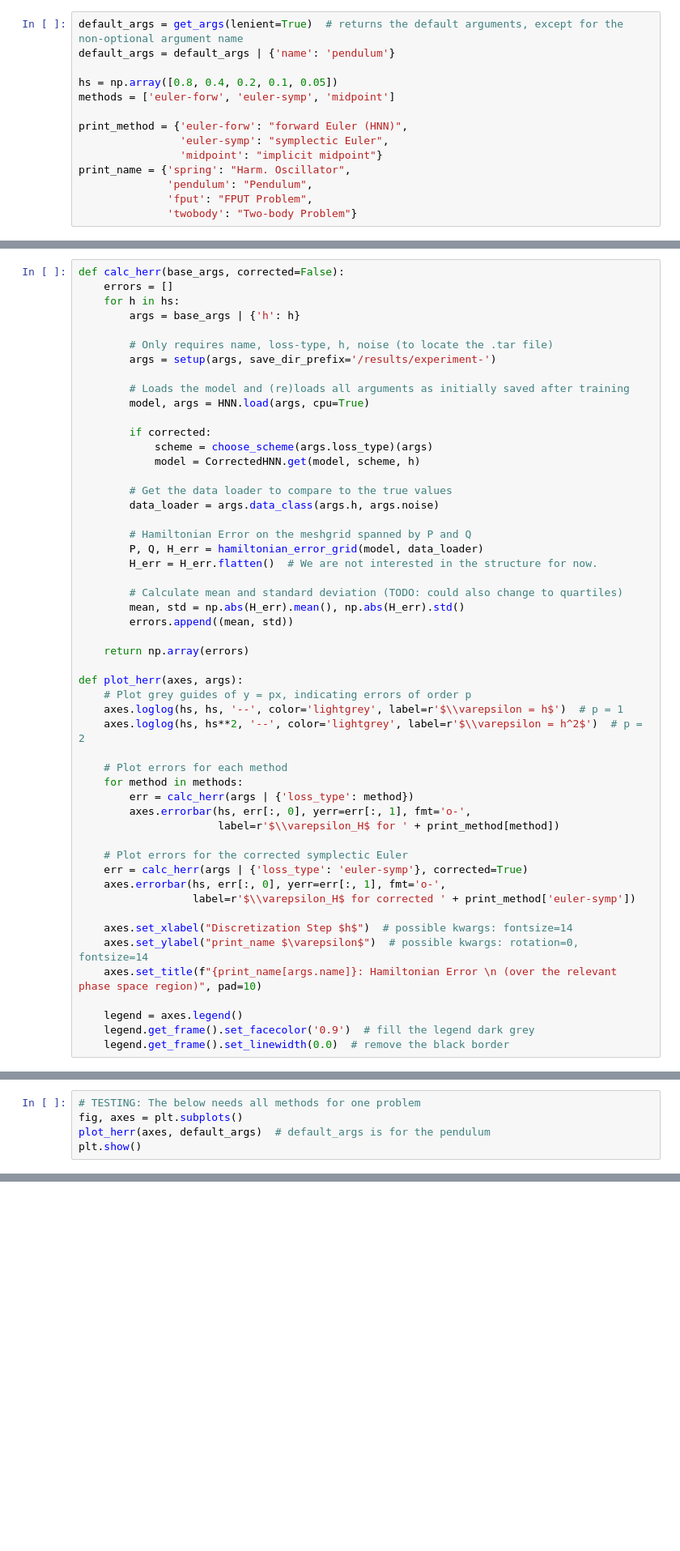
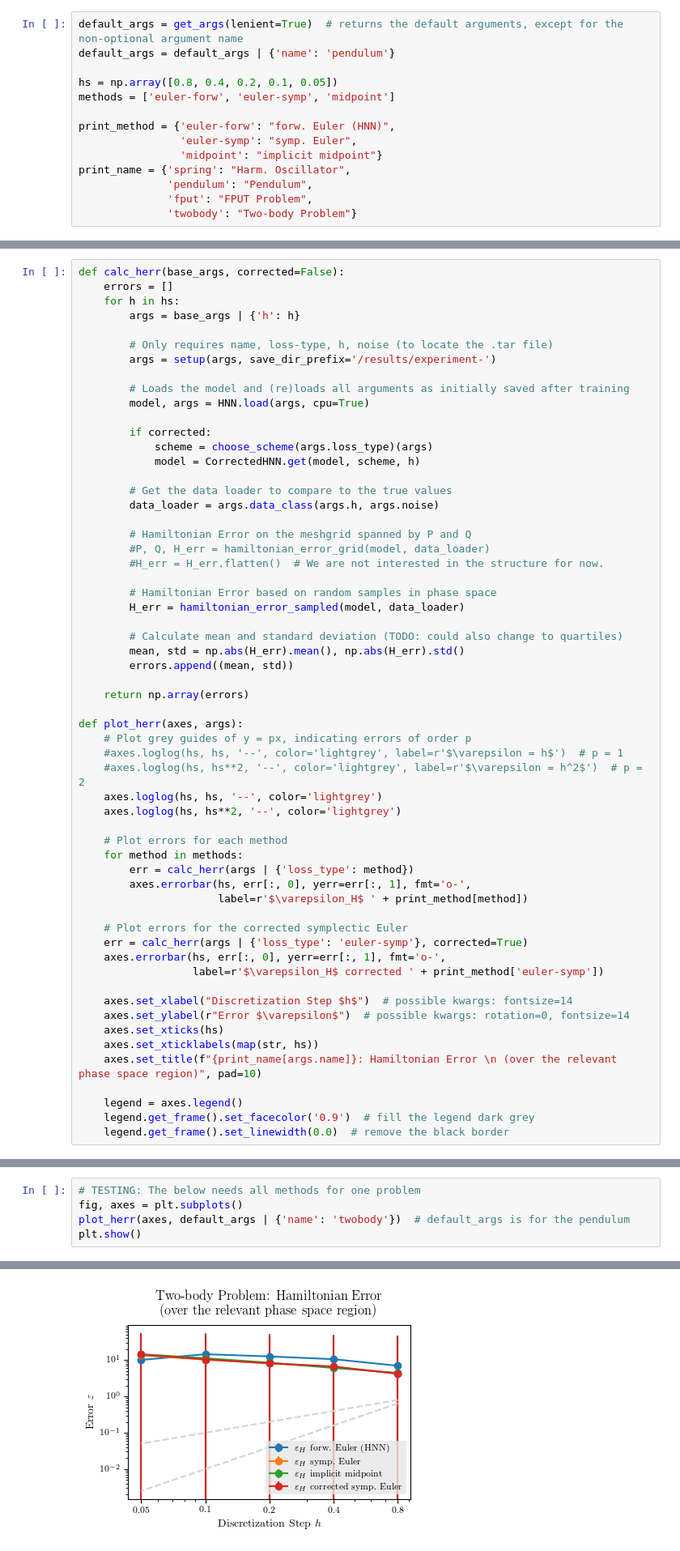
Before and after one commit to SpaceAbleOrg/symplectic-hnn, a Jupyter notebook: plotting/plot-hamiltonian-error.ipynb, the cells around one changed output, grey strips where cells are left out. Shown at 81% size. Drawn from its saved outputs; the diff is of its cells as text; blank space fills up the shorter version.

```diff
--- a/plotting/plot-hamiltonian-error.ipynb
+++ b/plotting/plot-hamiltonian-error.ipynb
@@ -29,8 +29,8 @@ default_args = default_args | {'name': 'pendulum'}
 hs = np.array([0.8, 0.4, 0.2, 0.1, 0.05])
 methods = ['euler-forw', 'euler-symp', 'midpoint']
 
-print_method = {'euler-forw': "forward Euler (HNN)",
-                'euler-symp': "symplectic Euler",
+print_method = {'euler-forw': "forw. Euler (HNN)",
+                'euler-symp': "symp. Euler",
                 'midpoint': "implicit midpoint"}
 print_name = {'spring': "Harm. Oscillator",
               'pendulum': "Pendulum",
@@ -62,8 +62,11 @@ def calc_herr(base_args, corrected=False):
         data_loader = args.data_class(args.h, args.noise)
 
         # Hamiltonian Error on the meshgrid spanned by P and Q
-        P, Q, H_err = hamiltonian_error_grid(model, data_loader)
-        H_err = H_err.flatten()  # We are not interested in the structure for now.
+        #P, Q, H_err = hamiltonian_error_grid(model, data_loader)
+        #H_err = H_err.flatten()  # We are not interested in the structure for now.
+
+        # Hamiltonian Error based on random samples in phase space
+        H_err = hamiltonian_error_sampled(model, data_loader)
 
         # Calculate mean and standard deviation (TODO: could also change to quartiles)
         mean, std = np.abs(H_err).mean(), np.abs(H_err).std()
@@ -73,22 +76,26 @@ def calc_herr(base_args, corrected=False):
 
 def plot_herr(axes, args):
     # Plot grey guides of y = px, indicating errors of order p
-    axes.loglog(hs, hs, '--', color='lightgrey', label=r'$\\varepsilon = h$')  # p = 1
-    axes.loglog(hs, hs**2, '--', color='lightgrey', label=r'$\\varepsilon = h^2$')  # p = 2
+    #axes.loglog(hs, hs, '--', color='lightgrey', label=r'$\varepsilon = h$')  # p = 1
+    #axes.loglog(hs, hs**2, '--', color='lightgrey', label=r'$\varepsilon = h^2$')  # p = 2
+    axes.loglog(hs, hs, '--', color='lightgrey')
+    axes.loglog(hs, hs**2, '--', color='lightgrey')
 
     # Plot errors for each method
     for method in methods:
         err = calc_herr(args | {'loss_type': method})
         axes.errorbar(hs, err[:, 0], yerr=err[:, 1], fmt='o-',
-                      label=r'$\\varepsilon_H$ for ' + print_method[method])
+                      label=r'$\varepsilon_H$ ' + print_method[method])
 
     # Plot errors for the corrected symplectic Euler
     err = calc_herr(args | {'loss_type': 'euler-symp'}, corrected=True)
     axes.errorbar(hs, err[:, 0], yerr=err[:, 1], fmt='o-',
-                  label=r'$\\varepsilon_H$ for corrected ' + print_method['euler-symp'])
+                  label=r'$\varepsilon_H$ corrected ' + print_method['euler-symp'])
 
     axes.set_xlabel("Discretization Step $h$")  # possible kwargs: fontsize=14
-    axes.set_ylabel("print_name $\varepsilon$")  # possible kwargs: rotation=0, fontsize=14
+    axes.set_ylabel(r"Error $\varepsilon$")  # possible kwargs: rotation=0, fontsize=14
+    axes.set_xticks(hs)
+    axes.set_xticklabels(map(str, hs))
     axes.set_title(f"{print_name[args.name]}: Hamiltonian Error \n (over the relevant phase space region)", pad=10)
 
     legend = axes.legend()
@@ -133,6 +129,6 @@ array([[0.38138021, 0.29454849],
 # %%
 # TESTING: The below needs all methods for one problem
 fig, axes = plt.subplots()
-plot_herr(axes, default_args)  # default_args is for the pendulum
+plot_herr(axes, default_args | {'name': 'twobody'})  # default_args is for the pendulum
 plt.show()
 # %% [output]
@@ -164,3 +135,4 @@ Here is the full report generated by latex:
+[figure, added]
 # %%
 fig = plt.figure()  # kwargs: dpi=300, facecolor='white'
 
```
Also changed, not shown: parts of 4 cells of this notebook, 3 other files.
